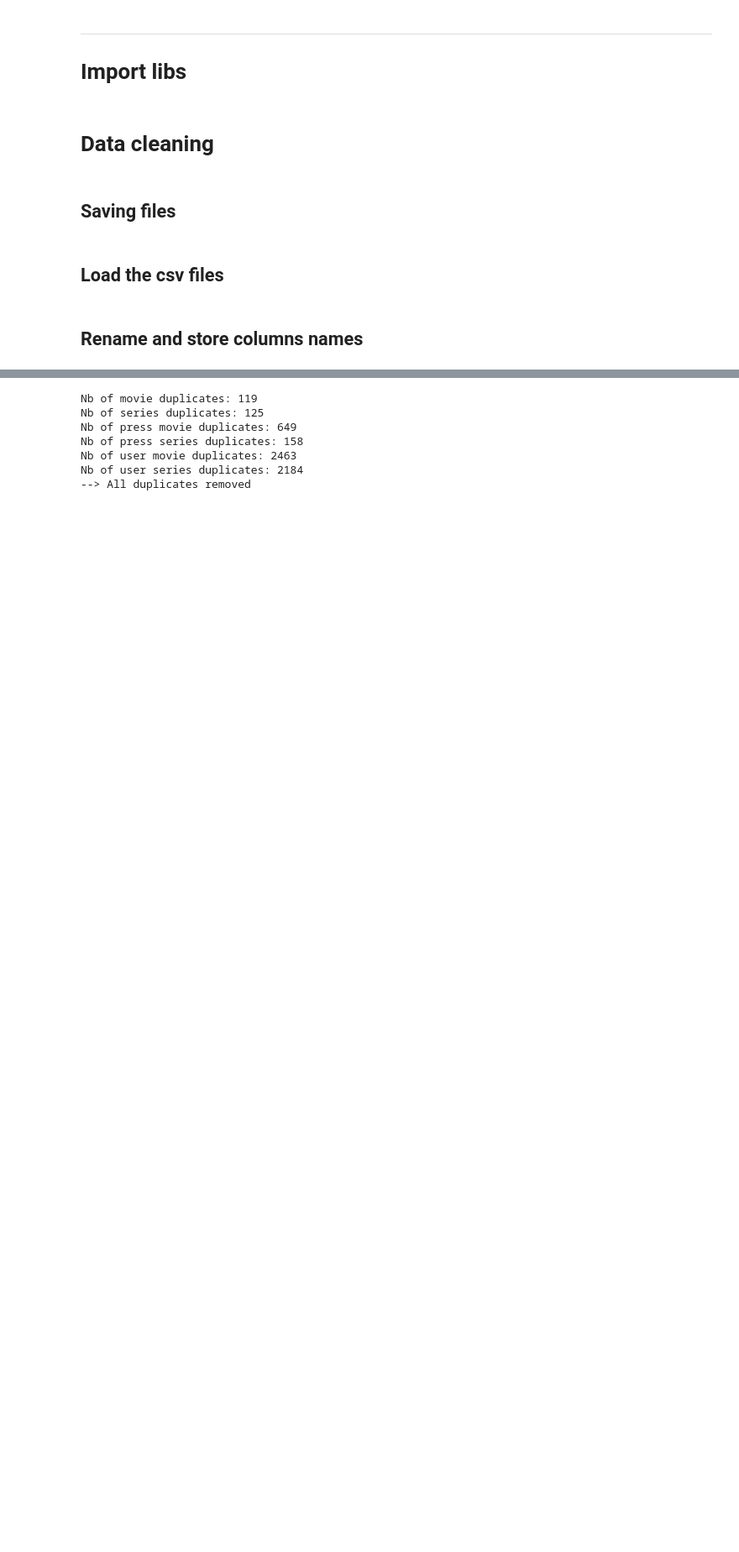
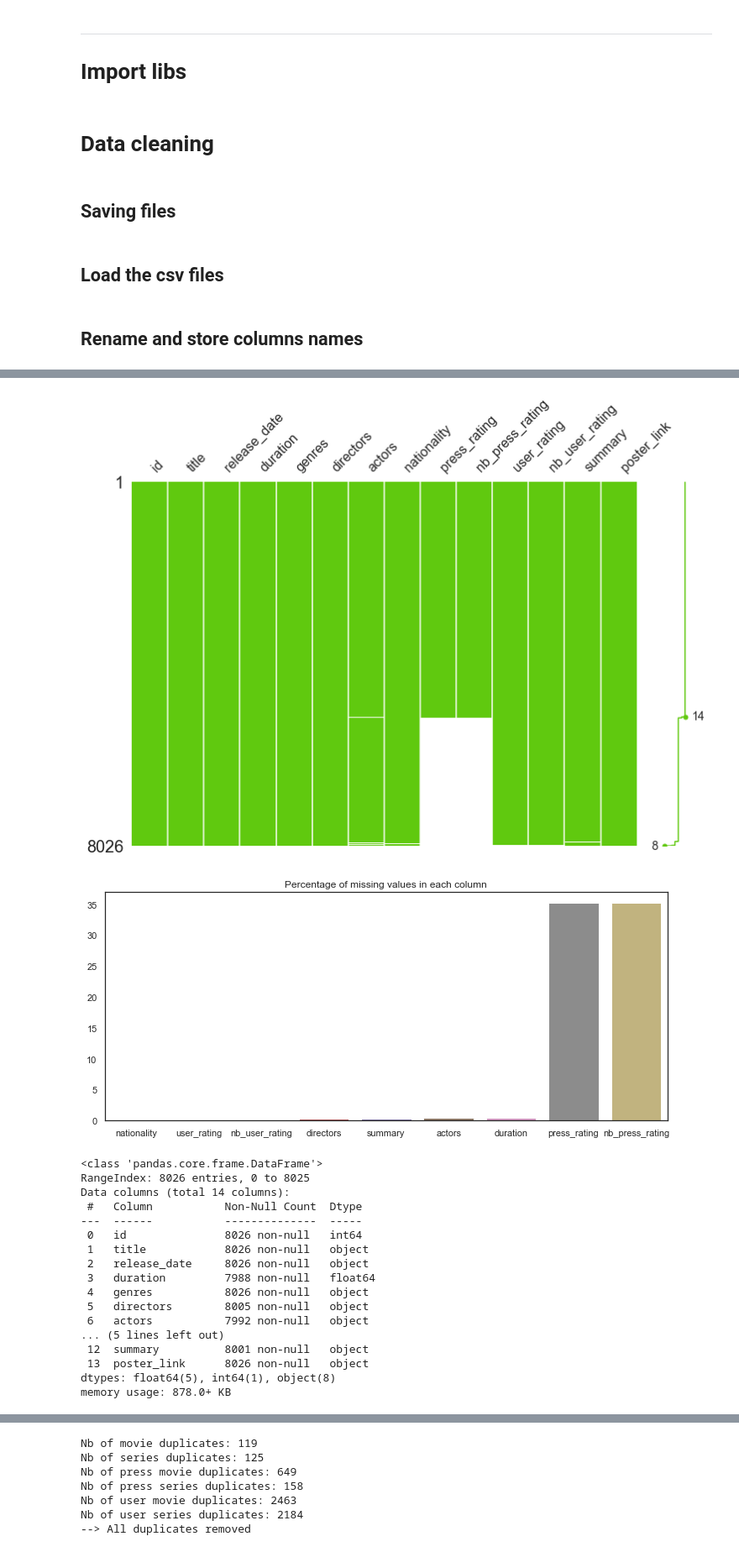
Before and after one commit to Bastien-LDC/Allocine-Recommender-System, a Jupyter notebook: Data Analysis/Allocine_Data_Analysis.ipynb, the cells around one changed output, grey strips where cells are left out. Shown: that part at 84% size. Drawn from its saved outputs; the diff is of its cells as text; code cells hidden in the pictures; blank space fills up the shorter version.

```diff
--- a/Data Analysis/Allocine_Data_Analysis.ipynb
+++ b/Data Analysis/Allocine_Data_Analysis.ipynb
@@ -93,0 +101,27 @@ user_series_cols = user_series.columns
+# %%
+def display_stats(df: pd.DataFrame,chart_type: str):
+    '''
+    Display the statistics of a dataframe.
+    :return: The "description" dataframe.
+    '''
+    missing_values = df.isnull().sum()
+    if missing_values.sum() > 0:
+        # Graph of number of missing values by column
+        if chart_type == "heatmap":
+            msno.heatmap(df, cmap="RdYlBu_r", sort="ascending") # Useful to know the correlation between the missing values
+        if chart_type == "bar":
+            msno.bar(df, figsize=(12,8), color=(round(rd.random(),2),round(rd.random(),2),round(rd.random(),2)), sort="descending")
+        else:
+            msno.matrix(df, figsize=(12,8), color=(round(rd.random(),2),round(rd.random(),2),round(rd.random(),2)), sort="descending")
+
+        missing_values = missing_values / df.shape[0] * 100
+        missing_values = missing_values[missing_values > 0]
+        missing_values.sort_values(inplace=True)
+        plt.figure(figsize=(12, 5))
+        plt.title(f"Percentage of missing values in each column")
+        sns.barplot(x=missing_values.index, y=missing_values)
+        plt.show()
+    else:
+        print("No missing values in the dataframe")
+    df.info()
+    return df.describe()
@@ -93,0 +130,25 @@ user_series_cols = user_series.columns
+# %%
+m_unclean = movies.copy()
+# %%
+m_stats = display_stats(m_unclean, "matrix")
+m_stats
+# %% [output]
+[figure, added]
+[figure, added]
+<class 'pandas.core.frame.DataFrame'>
+RangeIndex: 8026 entries, 0 to 8025
+Data columns (total 14 columns):
+ #   Column           Non-Null Count  Dtype
+---  ------           --------------  -----
+ 0   id               8026 non-null   int64
+ 1   title            8026 non-null   object
+ 2   release_date     8026 non-null   object
+ 3   duration         7988 non-null   float64
+ 4   genres           8026 non-null   object
+ 5   directors        8005 non-null   object
+ 6   actors           7992 non-null   object
+... (5 lines left out)
+ 12  summary          8001 non-null   object
+ 13  poster_link      8026 non-null   object
+dtypes: float64(5), int64(1), object(8)
+memory usage: 878.0+ KB
```
Also changed, not shown: parts of 87 cells of this notebook, 1 other file.
